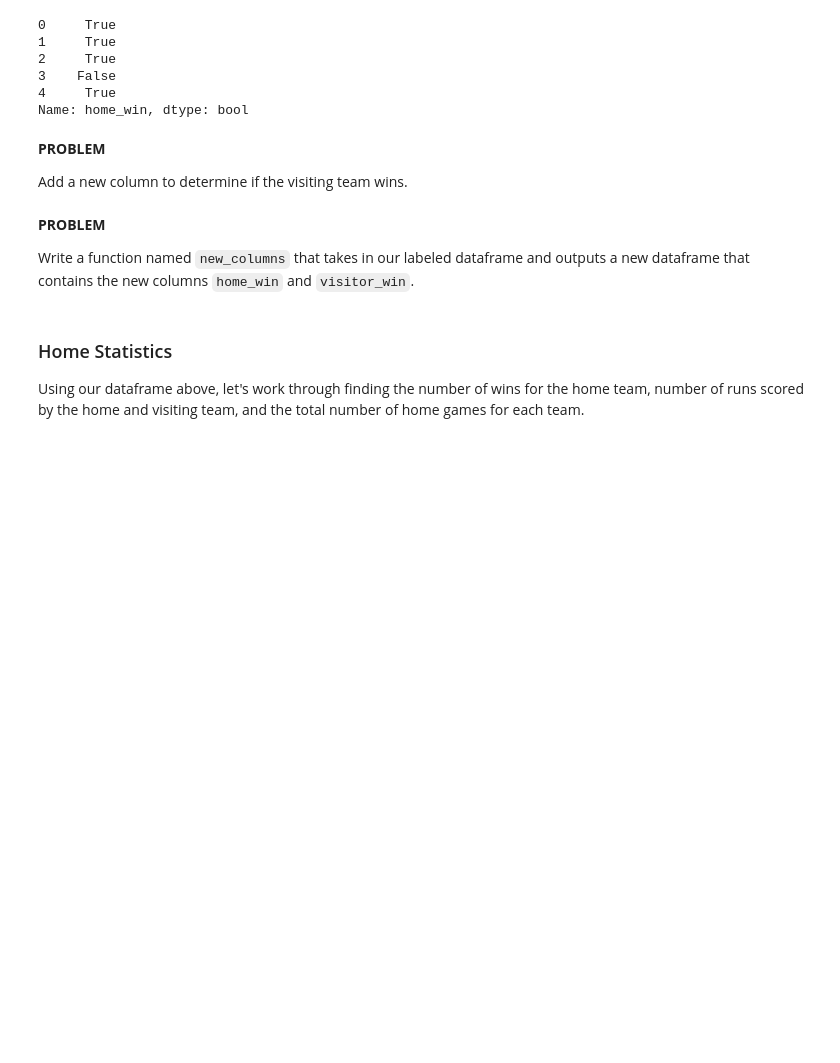
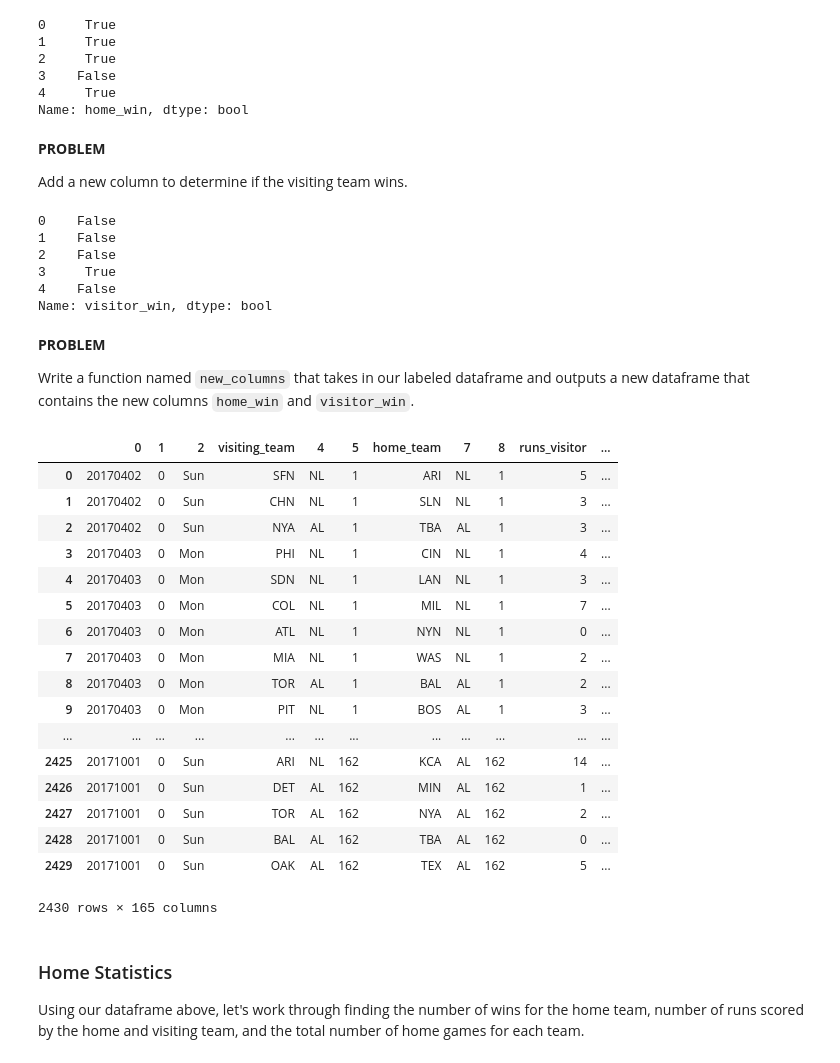
Before and after one commit to abendm/Pandas-Stuff, a Jupyter notebook: 04-EDA-Practice-Review-master/02-baseball-explore.ipynb, the cells around one changed output. Drawn from its saved outputs; the diff is of its cells as text; code cells hidden in the pictures; blank space fills up the shorter version.

Commit message:
added additional work on Baseball notebook

```diff
--- a/04-EDA-Practice-Review-master/02-baseball-explore.ipynb
+++ b/04-EDA-Practice-Review-master/02-baseball-explore.ipynb
@@ -39,3 +39,8 @@ in_df.loc[0:5, ['visiting_team', 'home_team', 'runs_visitor', 'runs_home']]
 **PROBLEM**
 
 Write a function that takes in a dataframe and returns a dataframe with the columns renamed as above.
+# %%
+#MY code
+def baseball(df):
+    out_df = df.rename(columns={3: 'visiting_team', 6: 'home_team', 9: 'runs_visitor', 10: 'runs_home'}, inplace = True)
+    return out_df
@@ -57,4 +69,26 @@ Add a new column to determine if the visiting team wins.
+# %%
+new_df.visitor_win.head()
+# %% [output]
+0    False
+1    False
+2    False
+3     True
+4    False
+Name: visitor_win, dtype: bool
 # %% [markdown]
 **PROBLEM**
 
 Write a function named `new_columns` that takes in our labeled dataframe and outputs a new dataframe that contains the new columns `home_win` and `visitor_win`.
+# %%
+def new_columns(df):
+    '''
+    My code:  This doesn't take a 'labeled' df.
+    Instead it takes a raw baseball df and calls the 'baseball()' function first, and then
+    returns a new df with the home/vis win columns
+    '''
+    baseball(df)
+    df['visitor_win'] = (df['runs_home'] < df['runs_visitor'])
+    df['home_win'] = (df['runs_home'] > df['runs_visitor'])
+    df['RD_at_home'] = df.runs_home - df.runs_visitor
+    df['RD_visiting'] = df.runs_visitor - df.runs_home
+    return df
@@ -61,3 +97,24 @@ Write a function named `new_columns` that takes in our labeled dataframe and out
+# %%
+new_columns(great_df)
+# %% [output]
+|  | 0 | 1 | 2 | visiting_team | 4 | 5 | home_team | 7 | 8 | runs_visitor | ... |
+| 0 | 20170402 | 0 | Sun | SFN | NL | 1 | ARI | NL | 1 | 5 | ... |
+| 1 | 20170402 | 0 | Sun | CHN | NL | 1 | SLN | NL | 1 | 3 | ... |
+| 2 | 20170402 | 0 | Sun | NYA | AL | 1 | TBA | AL | 1 | 3 | ... |
+| 3 | 20170403 | 0 | Mon | PHI | NL | 1 | CIN | NL | 1 | 4 | ... |
+| 4 | 20170403 | 0 | Mon | SDN | NL | 1 | LAN | NL | 1 | 3 | ... |
+| 5 | 20170403 | 0 | Mon | COL | NL | 1 | MIL | NL | 1 | 7 | ... |
+| 6 | 20170403 | 0 | Mon | ATL | NL | 1 | NYN | NL | 1 | 0 | ... |
+| 7 | 20170403 | 0 | Mon | MIA | NL | 1 | WAS | NL | 1 | 2 | ... |
+| 8 | 20170403 | 0 | Mon | TOR | AL | 1 | BAL | AL | 1 | 2 | ... |
+| 9 | 20170403 | 0 | Mon | PIT | NL | 1 | BOS | AL | 1 | 3 | ... |
+| ... | ... | ... | ... | ... | ... | ... | ... | ... | ... | ... | ... |
+| 2425 | 20171001 | 0 | Sun | ARI | NL | 162 | KCA | AL | 162 | 14 | ... |
+| 2426 | 20171001 | 0 | Sun | DET | AL | 162 | MIN | AL | 162 | 1 | ... |
+| 2427 | 20171001 | 0 | Sun | TOR | AL | 162 | NYA | AL | 162 | 2 | ... |
+| 2428 | 20171001 | 0 | Sun | BAL | AL | 162 | TBA | AL | 162 | 0 | ... |
+| 2429 | 20171001 | 0 | Sun | OAK | AL | 162 | TEX | AL | 162 | 5 | ... |
+2430 rows × 165 columns
 # %% [markdown]
 ### Home Statistics
 
```
Also changed, not shown: parts of 23 cells of this notebook.
